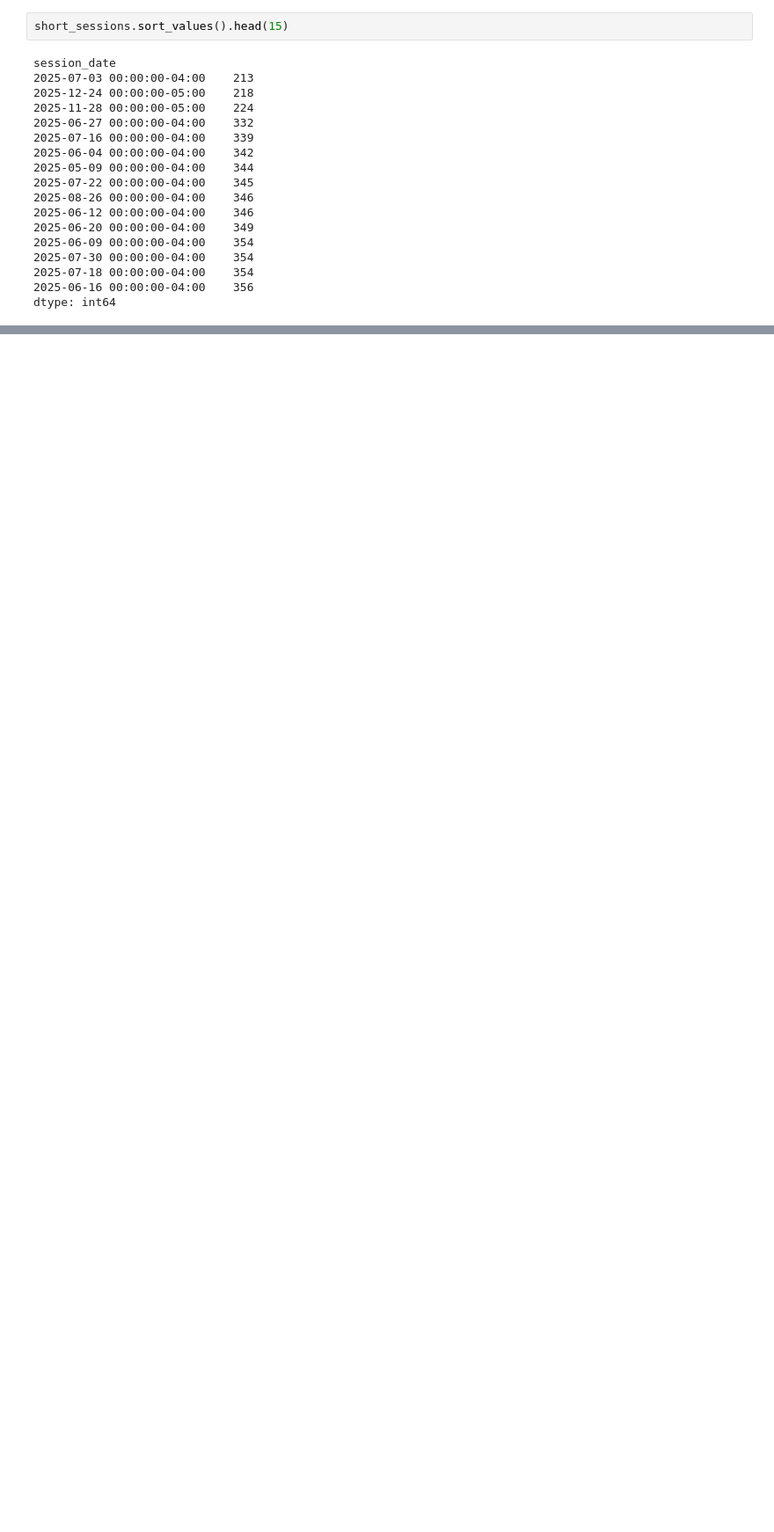
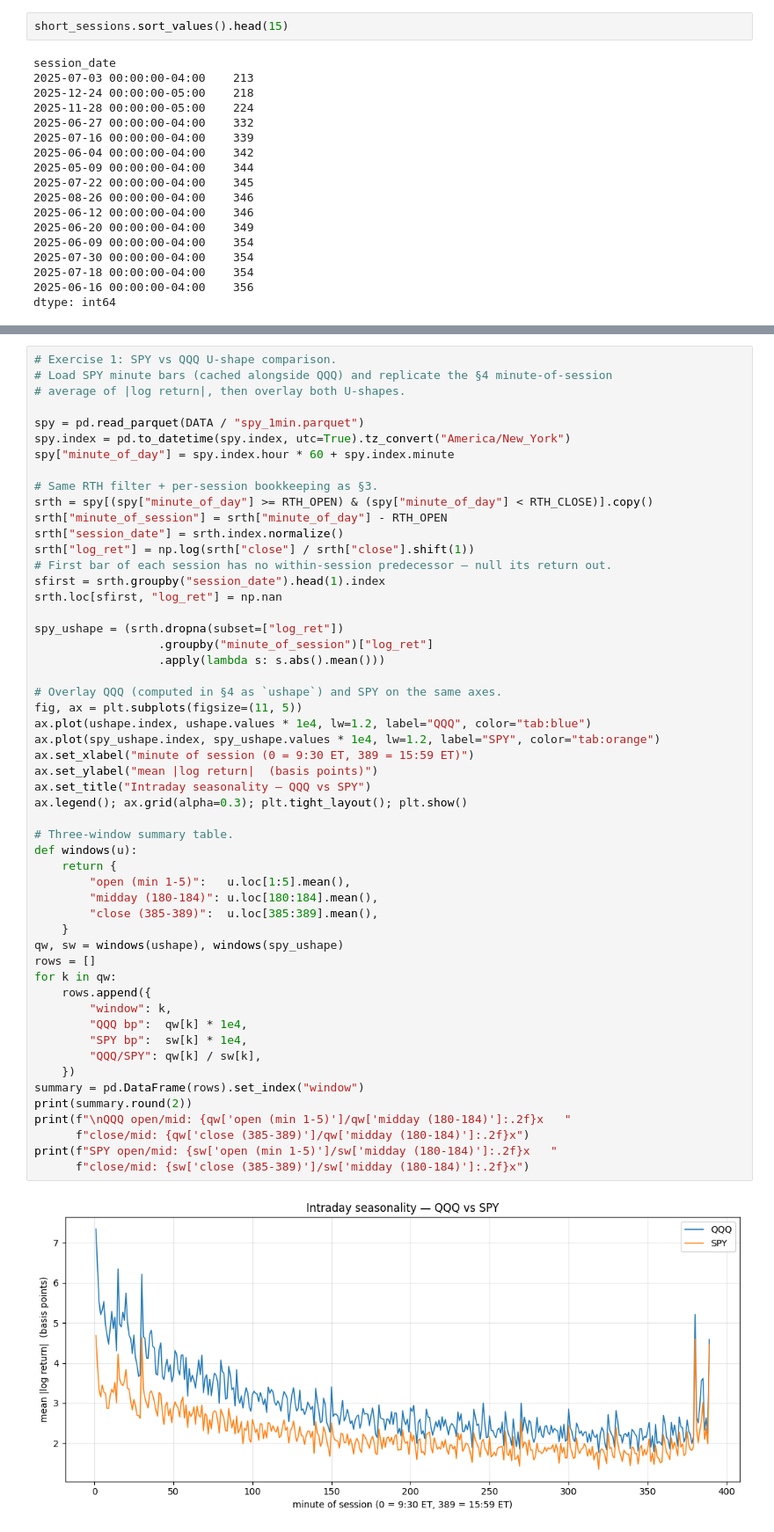
Before and after one commit to MichaelHelmers/quantitative-analysis, a Jupyter notebook: 06-bridge-to-intraday/lesson.ipynb, the cells around one changed output, grey strips where cells are left out. Shown at 88% size. Cells and saved outputs as stored; diff of their text form; blank space fills up the shorter version.

Commit message:
Add Chapter 6 worked exercise solutions

```diff
--- a/06-bridge-to-intraday/lesson.ipynb
+++ b/06-bridge-to-intraday/lesson.ipynb
@@ -258,0 +286,55 @@ See the README for full prompts. Briefly:
+# %%
+# Exercise 1: SPY vs QQQ U-shape comparison.
+# Load SPY minute bars (cached alongside QQQ) and replicate the §4 minute-of-session
+# average of |log return|, then overlay both U-shapes.
+
+spy = pd.read_parquet(DATA / "spy_1min.parquet")
+spy.index = pd.to_datetime(spy.index, utc=True).tz_convert("America/New_York")
+spy["minute_of_day"] = spy.index.hour * 60 + spy.index.minute
+
+# Same RTH filter + per-session bookkeeping as §3.
+srth = spy[(spy["minute_of_day"] >= RTH_OPEN) & (spy["minute_of_day"] < RTH_CLOSE)].copy()
+srth["minute_of_session"] = srth["minute_of_day"] - RTH_OPEN
+srth["session_date"] = srth.index.normalize()
+srth["log_ret"] = np.log(srth["close"] / srth["close"].shift(1))
+# First bar of each session has no within-session predecessor — null its return out.
+sfirst = srth.groupby("session_date").head(1).index
+srth.loc[sfirst, "log_ret"] = np.nan
+
+spy_ushape = (srth.dropna(subset=["log_ret"])
+                  .groupby("minute_of_session")["log_ret"]
+                  .apply(lambda s: s.abs().mean()))
+
+# Overlay QQQ (computed in §4 as `ushape`) and SPY on the same axes.
+fig, ax = plt.subplots(figsize=(11, 5))
+ax.plot(ushape.index, ushape.values * 1e4, lw=1.2, label="QQQ", color="tab:blue")
+ax.plot(spy_ushape.index, spy_ushape.values * 1e4, lw=1.2, label="SPY", color="tab:orange")
+ax.set_xlabel("minute of session (0 = 9:30 ET, 389 = 15:59 ET)")
+ax.set_ylabel("mean |log return|  (basis points)")
+ax.set_title("Intraday seasonality — QQQ vs SPY")
+ax.legend(); ax.grid(alpha=0.3); plt.tight_layout(); plt.show()
+
+# Three-window summary table.
+def windows(u):
+    return {
+        "open (min 1-5)":   u.loc[1:5].mean(),
+        "midday (180-184)": u.loc[180:184].mean(),
+        "close (385-389)":  u.loc[385:389].mean(),
+    }
+qw, sw = windows(ushape), windows(spy_ushape)
+rows = []
+for k in qw:
+    rows.append({
+        "window": k,
+        "QQQ bp":  qw[k] * 1e4,
+        "SPY bp":  sw[k] * 1e4,
+        "QQQ/SPY": qw[k] / sw[k],
+    })
+summary = pd.DataFrame(rows).set_index("window")
+print(summary.round(2))
+print(f"\nQQQ open/mid: {qw['open (min 1-5)']/qw['midday (180-184)']:.2f}x   "
+      f"close/mid: {qw['close (385-389)']/qw['midday (180-184)']:.2f}x")
+print(f"SPY open/mid: {sw['open (min 1-5)']/sw['midday (180-184)']:.2f}x   "
+      f"close/mid: {sw['close (385-389)']/sw['midday (180-184)']:.2f}x")
+# %% [output]
+[figure, added]
```
Also changed, not shown: parts of 10 cells of this notebook, 1 other file.
